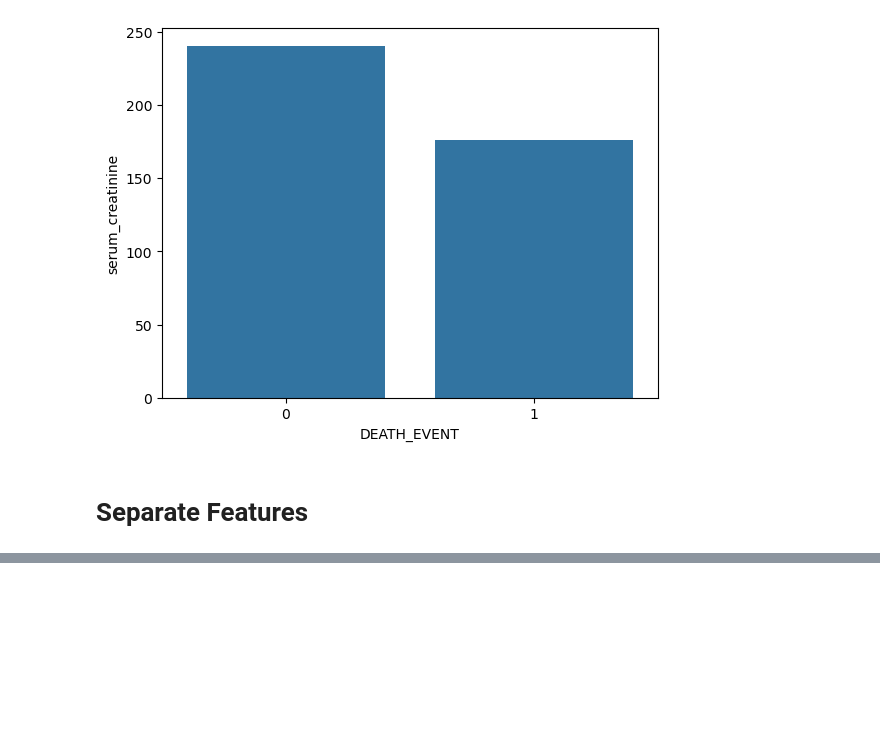
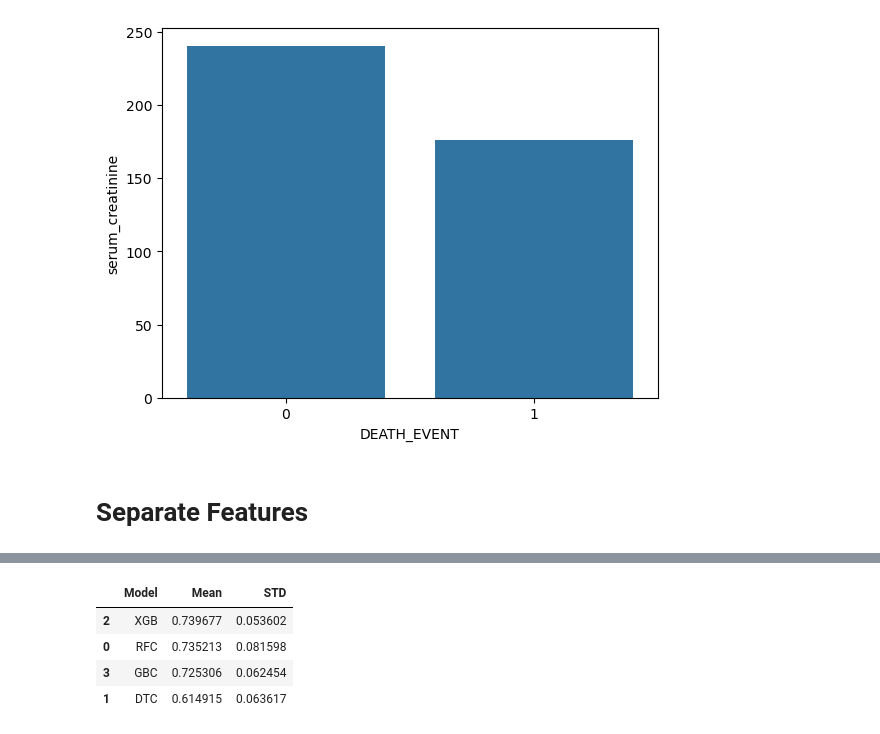
Before and after one commit to MaukanMir/Survival-Patient-Heart-Failure-Classification, a Jupyter notebook: training.ipynb, the cells around one changed output, grey strips where cells are left out. Saved outputs shown, nothing was run; the diff lists cells and outputs as text; code cells hidden in the pictures; blank space fills up the shorter version.

```diff
--- a/training.ipynb
+++ b/training.ipynb
@@ -226,0 +257,10 @@ X,y = df.drop("DEATH_EVENT", axis=1), df['DEATH_EVENT']
+# %%
+names = ['RFC', 'DTC', 'XGB', 'GBC']
+models = get_selected_models(names)
+testing_selected_models(names, models, X, y)
+# %% [output]
+|  | Model | Mean | STD |
+| 2 | XGB | 0.739677 | 0.053602 |
+| 0 | RFC | 0.735213 | 0.081598 |
+| 3 | GBC | 0.725306 | 0.062454 |
+| 1 | DTC | 0.614915 | 0.063617 |
```
Also changed, not shown: parts of 3 cells of this notebook.
